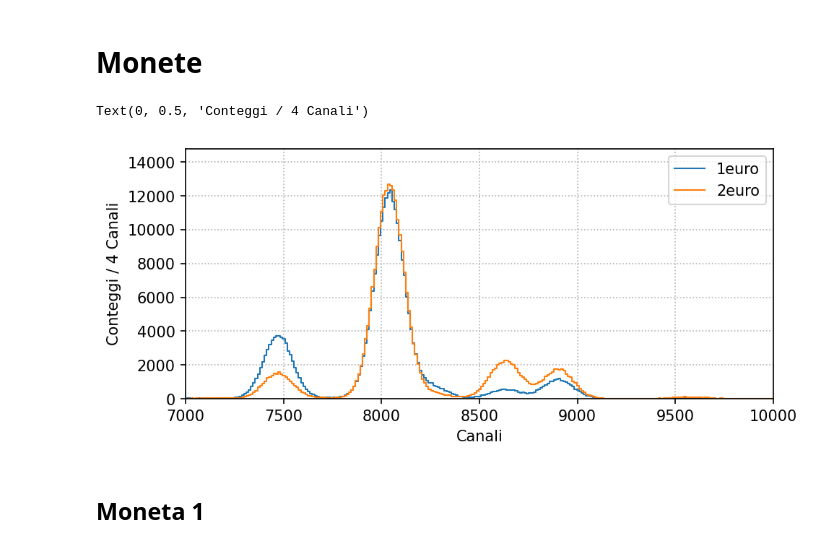
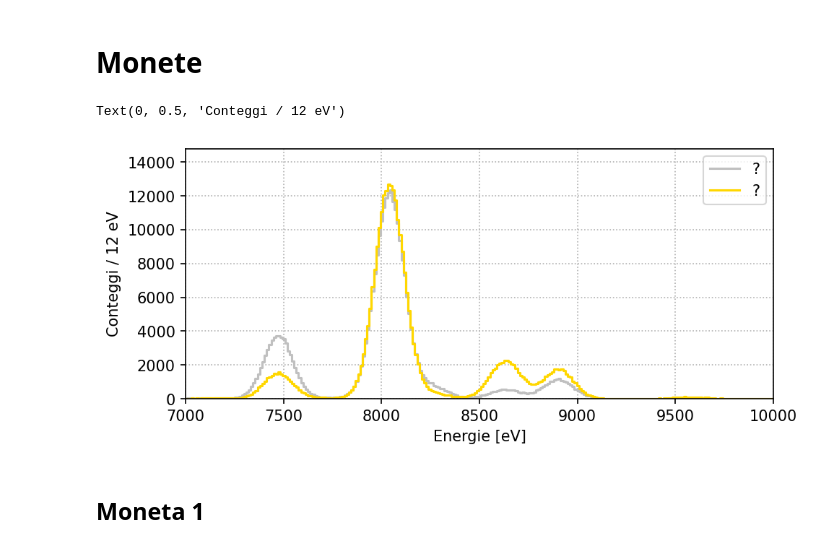
Before and after one commit to simonemanti/incontri-fisica-2024, a Jupyter notebook: Soluzioni_CalibrazioneCuNiZn_Monete.ipynb, the cells around one changed output. Drawn from its saved outputs; the diff is of its cells as text; code cells hidden in the pictures.

```diff
--- a/Soluzioni_CalibrazioneCuNiZn_Monete.ipynb
+++ b/Soluzioni_CalibrazioneCuNiZn_Monete.ipynb
@@ -499,31 +499,31 @@ Text(0, 0.5, 'wt %')
 # %%
 rebin = 4
 histogram_1 = load_mca_file('2024_11_11_V20_I300_T100_1euro.mca', rebin=rebin)
 histogram_2 = load_mca_file('2024_11_11_V20_I300_T100_2euro.mca', rebin=rebin)
 
 fig, ax = plt.subplots(figsize=(7,3), nrows=1, ncols=1, dpi=150)
 ax.grid(ls=":")
 # ax.set_yscale('log')
 
 centers_1 = histogram_1.axes[0].centers
 counts_1 = histogram_1.values()
 energies_1 = gain * centers_1 + offset
 
 centers_2 = histogram_2.axes[0].centers
 counts_2 = histogram_2.values()
 energies_2 = gain * centers_2 + offset
 
-ax.step(energies_1, counts_1, where='mid', c='C0', lw=1, label='1euro')
-ax.step(energies_2, counts_2, where='mid', c='C1', lw=1, label='2euro')
+ax.step(energies_1, counts_1, where='mid', c='#C0C0C0', lw=1.5, label='?')
+ax.step(energies_2, counts_2, where='mid', c='#FFD700', lw=1.5, label='?')
 
 ax.legend(loc='upper right')
 ax.set_xlim(7000,10000)
-ax.set_ylim(0,counts.max()*1.2)
-ax.set_xlabel('Canali')
-ax.set_ylabel(f'Conteggi / {rebin} Canali')
+ax.set_ylim(0,counts_1.max()*1.2)
+ax.set_xlabel('Energie [eV]')
+ax.set_ylabel(f'Conteggi / {np.diff(energies_1)[0]:.0f} eV')
 # %% [output]
-Text(0, 0.5, 'Conteggi / 4 Canali')
+Text(0, 0.5, 'Conteggi / 12 eV')
-[figure, old version]
+[figure, new version]
 # %% [markdown]
 ## Moneta 1
 # %%
```
Also changed, not shown: parts of 4 cells of this notebook, 1 other file.
